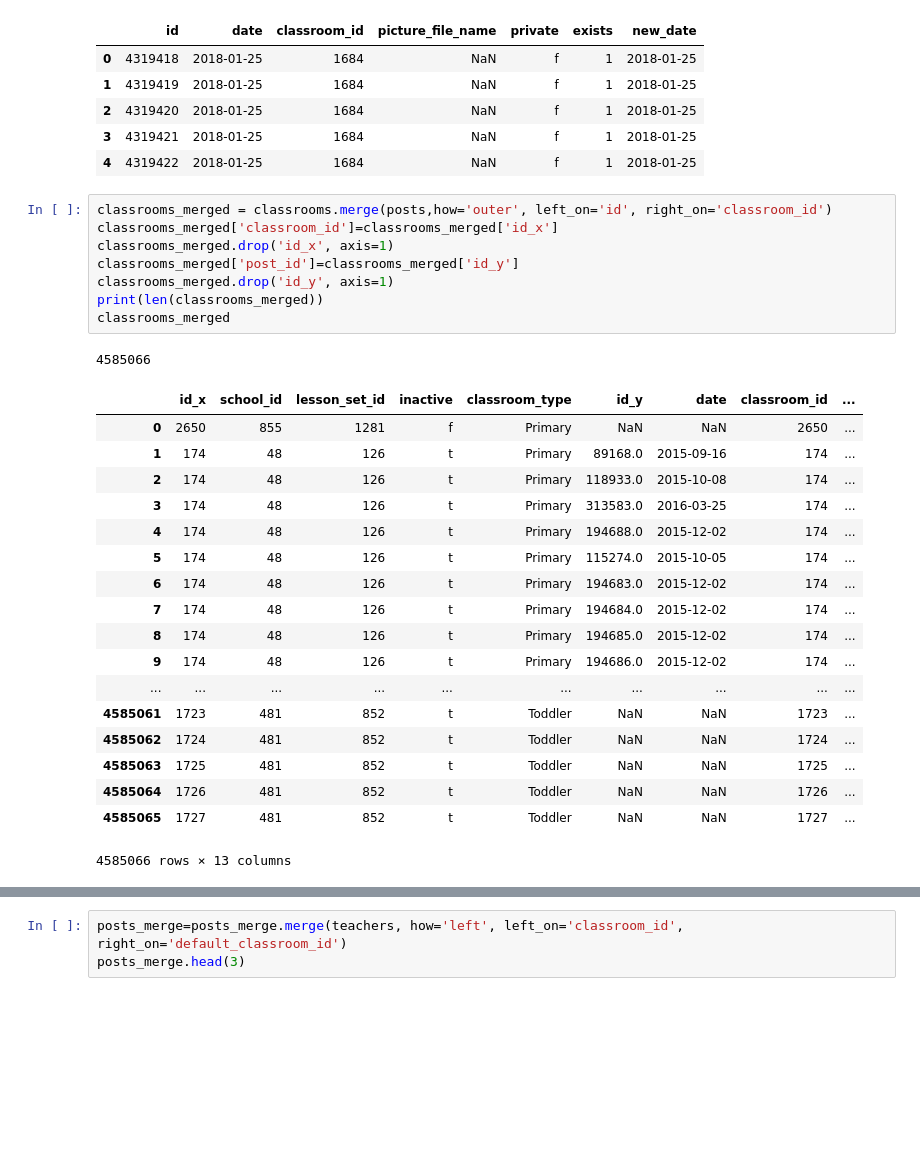
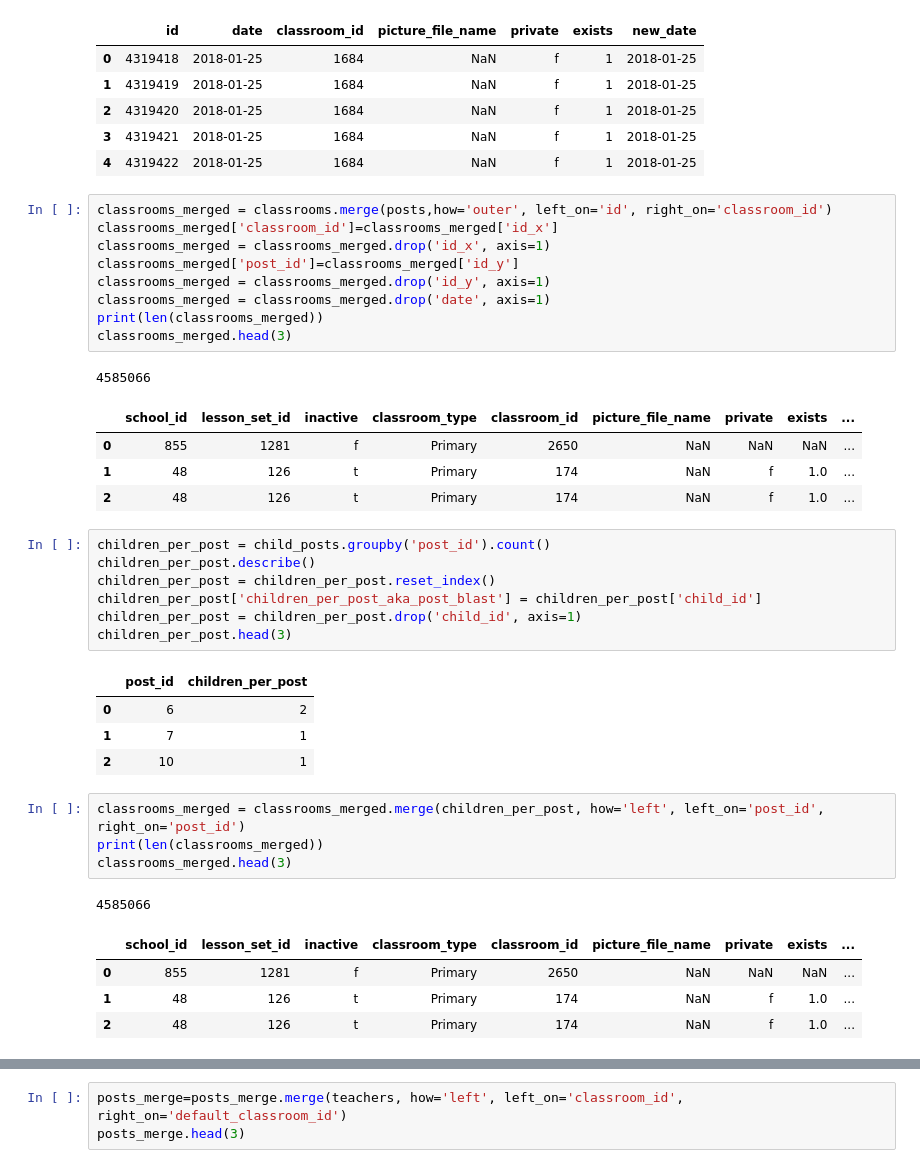
Before and after one commit to pgeurin/seniorskipday, a Jupyter notebook: src/eda.ipynb, the cells around one changed output, grey strips where cells are left out. Drawn from its saved outputs; the diff is of its cells as text; blank space fills up the shorter version.

```diff
--- a/src/eda.ipynb
+++ b/src/eda.ipynb
@@ -233,29 +275,38 @@ posts.head()
 # %%
 classrooms_merged = classrooms.merge(posts,how='outer', left_on='id', right_on='classroom_id')
 classrooms_merged['classroom_id']=classrooms_merged['id_x']
-classrooms_merged.drop('id_x', axis=1)
+classrooms_merged = classrooms_merged.drop('id_x', axis=1)
 classrooms_merged['post_id']=classrooms_merged['id_y']
-classrooms_merged.drop('id_y', axis=1)
+classrooms_merged = classrooms_merged.drop('id_y', axis=1)
+classrooms_merged = classrooms_merged.drop('date', axis=1)
 print(len(classrooms_merged))
-classrooms_merged
+classrooms_merged.head(3)
 # %% [output]
 4585066
-|  | id_x | school_id | lesson_set_id | inactive | classroom_type | id_y | date | classroom_id | ... |
-| 0 | 2650 | 855 | 1281 | f | Primary | NaN | NaN | 2650 | ... |
-| 1 | 174 | 48 | 126 | t | Primary | 89168.0 | 2015-09-16 | 174 | ... |
-| 2 | 174 | 48 | 126 | t | Primary | 118933.0 | 2015-10-08 | 174 | ... |
-| 3 | 174 | 48 | 126 | t | Primary | 313583.0 | 2016-03-25 | 174 | ... |
-| 4 | 174 | 48 | 126 | t | Primary | 194688.0 | 2015-12-02 | 174 | ... |
-| 5 | 174 | 48 | 126 | t | Primary | 115274.0 | 2015-10-05 | 174 | ... |
-| 6 | 174 | 48 | 126 | t | Primary | 194683.0 | 2015-12-02 | 174 | ... |
-| 7 | 174 | 48 | 126 | t | Primary | 194684.0 | 2015-12-02 | 174 | ... |
-| 8 | 174 | 48 | 126 | t | Primary | 194685.0 | 2015-12-02 | 174 | ... |
-| 9 | 174 | 48 | 126 | t | Primary | 194686.0 | 2015-12-02 | 174 | ... |
-| ... | ... | ... | ... | ... | ... | ... | ... | ... | ... |
-| 4585061 | 1723 | 481 | 852 | t | Toddler | NaN | NaN | 1723 | ... |
-| 4585062 | 1724 | 481 | 852 | t | Toddler | NaN | NaN | 1724 | ... |
-| 4585063 | 1725 | 481 | 852 | t | Toddler | NaN | NaN | 1725 | ... |
-| 4585064 | 1726 | 481 | 852 | t | Toddler | NaN | NaN | 1726 | ... |
-| 4585065 | 1727 | 481 | 852 | t | Toddler | NaN | NaN | 1727 | ... |
+|  | school_id | lesson_set_id | inactive | classroom_type | classroom_id | picture_file_name | private | exists | ... |
+| 0 | 855 | 1281 | f | Primary | 2650 | NaN | NaN | NaN | ... |
+| 1 | 48 | 126 | t | Primary | 174 | NaN | f | 1.0 | ... |
+| 2 | 48 | 126 | t | Primary | 174 | NaN | f | 1.0 | ... |
-4585066 rows × 13 columns
+# %%
+children_per_post = child_posts.groupby('post_id').count()
+children_per_post.describe()
+children_per_post = children_per_post.reset_index()
+children_per_post['children_per_post_aka_post_blast'] = children_per_post['child_id']
+children_per_post = children_per_post.drop('child_id', axis=1)
+children_per_post.head(3)
+# %% [output]
+|  | post_id | children_per_post |
+| 0 | 6 | 2 |
+| 1 | 7 | 1 |
+| 2 | 10 | 1 |
+# %%
+classrooms_merged = classrooms_merged.merge(children_per_post, how='left', left_on='post_id', right_on='post_id')
+print(len(classrooms_merged))
+classrooms_merged.head(3)
+# %% [output]
+4585066
+|  | school_id | lesson_set_id | inactive | classroom_type | classroom_id | picture_file_name | private | exists | ... |
+| 0 | 855 | 1281 | f | Primary | 2650 | NaN | NaN | NaN | ... |
+| 1 | 48 | 126 | t | Primary | 174 | NaN | f | 1.0 | ... |
+| 2 | 48 | 126 | t | Primary | 174 | NaN | f | 1.0 | ... |
 # %%
```
Also changed, not shown: parts of 54 cells of this notebook.
